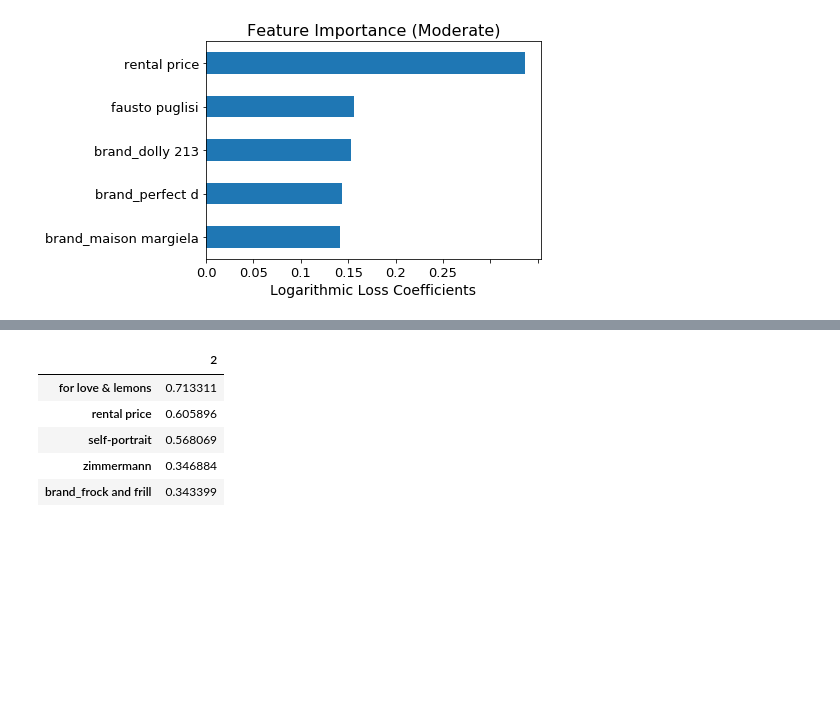
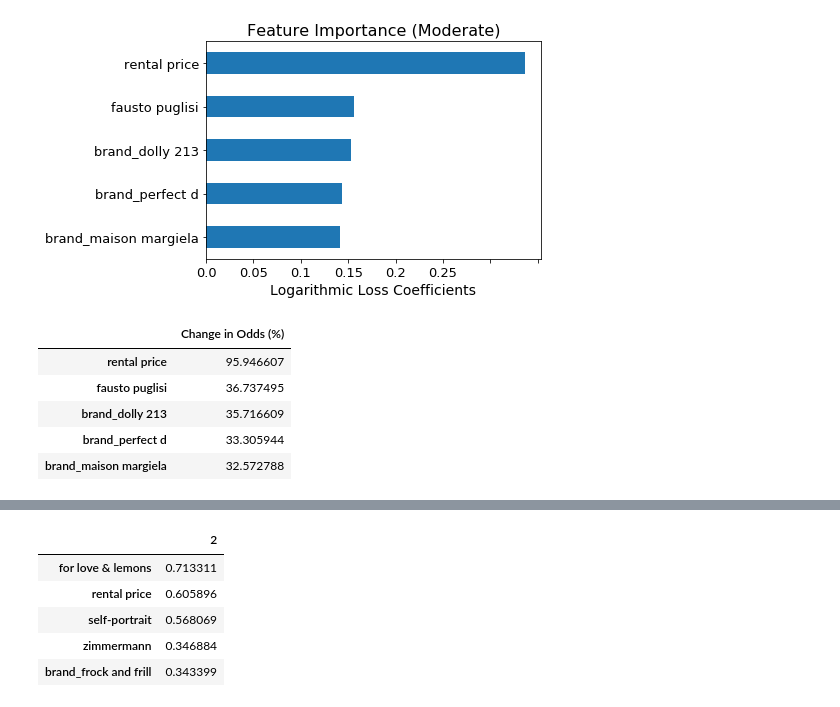
Before and after one commit to ecampana/borrow-my-style, a Jupyter notebook: model-performance.ipynb, the cells around one changed output, grey strips where cells are left out. Saved outputs shown, nothing was run; the diff lists cells and outputs as text; code cells hidden in the pictures; blank space fills up the shorter version.

```diff
--- a/model-performance.ipynb
+++ b/model-performance.ipynb
@@ -688,3 +695,15 @@ display(k_class.loc[['size', 'rental price'], :])
 | size | -0.214713 |
 | rental price | 0.672672 |
 [figure]
+# %%
+# In terms of Percentage change in odds
+
+display(pd.DataFrame(k_class.head(top_n).apply(lambda beta: 100*(math.exp(beta)-1),
+                                               axis=1), columns=['Change in Odds (%)']))
+# %% [output]
+|  | Change in Odds (%) |
+| rental price | 95.946607 |
+| fausto puglisi | 36.737495 |
+| brand_dolly 213 | 35.716609 |
+| brand_perfect d | 33.305944 |
+| brand_maison margiela | 32.572788 |
```
Also changed, not shown: parts of 17 cells of this notebook, 1 other file.
